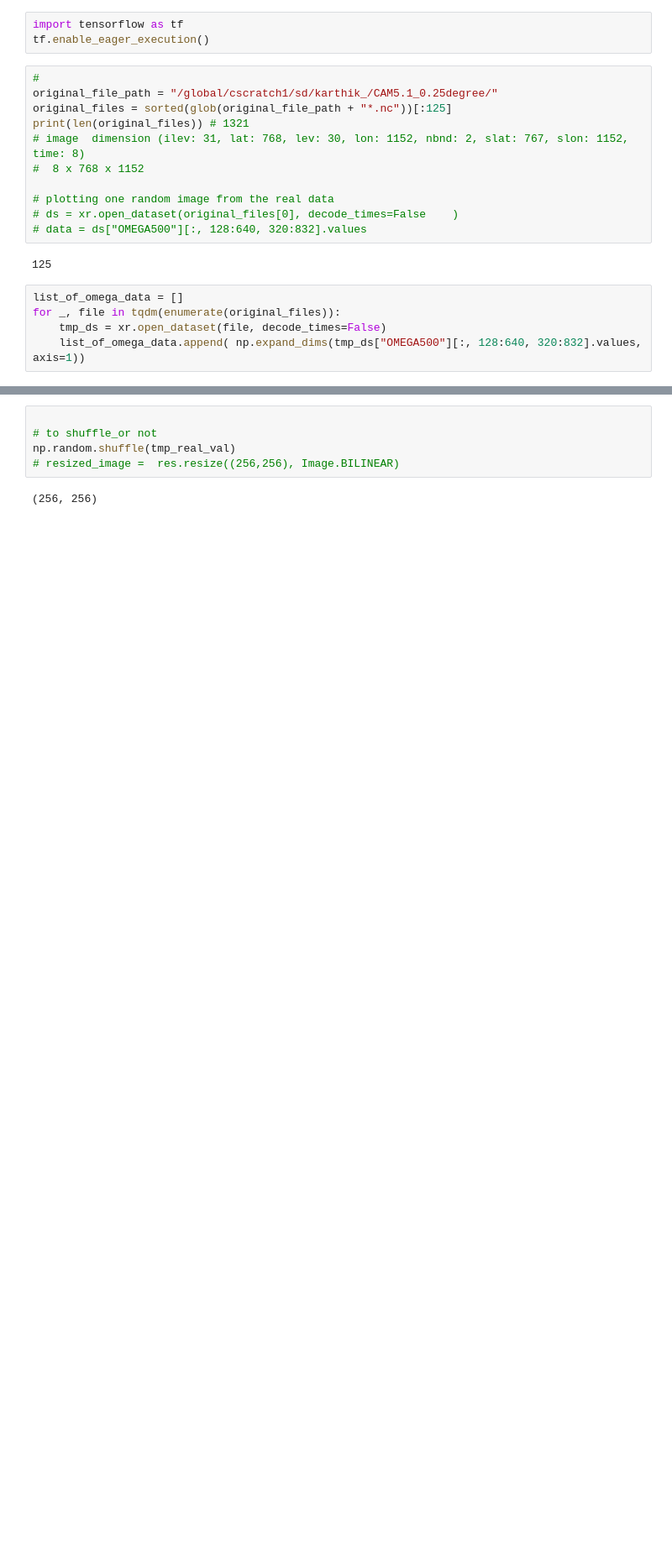
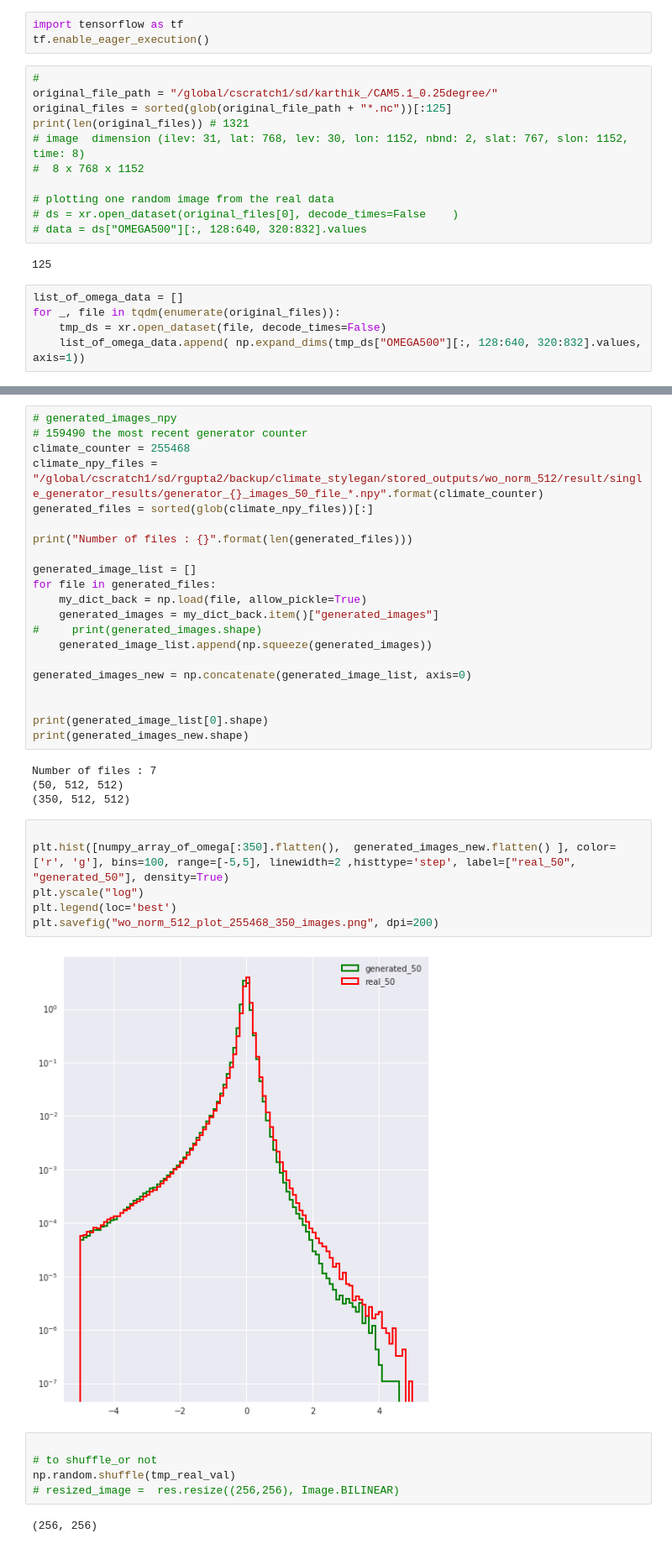
Before and after one commit to rishabh135/climate_stylegan, a Jupyter notebook: jupyter_notebooks/metrics_climate_data.ipynb, the cells around one changed output, grey strips where cells are left out. Shown: that part at 84% size. Saved outputs shown, nothing was run; the diff lists cells and outputs as text; blank space fills up the shorter version.

```diff
--- a/jupyter_notebooks/metrics_climate_data.ipynb
+++ b/jupyter_notebooks/metrics_climate_data.ipynb
@@ -68,6 +72,39 @@ tmp_real_val = np.stack(result, axis=0)
 print(tmp_real_val.shape)
 # %% [output]
 (1000, 256, 256)
+# %%
+# generated_images_npy
+# 159490 the most recent generator counter
+climate_counter = 255468
+climate_npy_files = "/global/cscratch1/sd/rgupta2/backup/climate_stylegan/stored_outputs/wo_norm_512/result/single_generator_results/generator_{}_images_50_file_*.npy".format(climate_counter)
+generated_files = sorted(glob(climate_npy_files))[:]
+
+print("Number of files : {}".format(len(generated_files)))
+
+generated_image_list = []
+for file in generated_files:
+    my_dict_back = np.load(file, allow_pickle=True)
+    generated_images = my_dict_back.item()["generated_images"]
+#     print(generated_images.shape)
+    generated_image_list.append(np.squeeze(generated_images))
+
+generated_images_new = np.concatenate(generated_image_list, axis=0)
+
+
+print(generated_image_list[0].shape)
+print(generated_images_new.shape)
+# %% [output]
+Number of files : 7
+(50, 512, 512)
+(350, 512, 512)
+# %%
+
+plt.hist([numpy_array_of_omega[:350].flatten(),  generated_images_new.flatten() ], color=['r', 'g'], bins=100, range=[-5,5], linewidth=2 ,histtype='step', label=["real_50", "generated_50"], density=True)
+plt.yscale("log")
+plt.legend(loc='best')
+plt.savefig("wo_norm_512_plot_255468_350_images.png", dpi=200)
+# %% [output]
+[figure, added]
 # %%
 
 # to shuffle_or not
```
Also changed, not shown: parts of 3 cells of this notebook, 3 other files.
